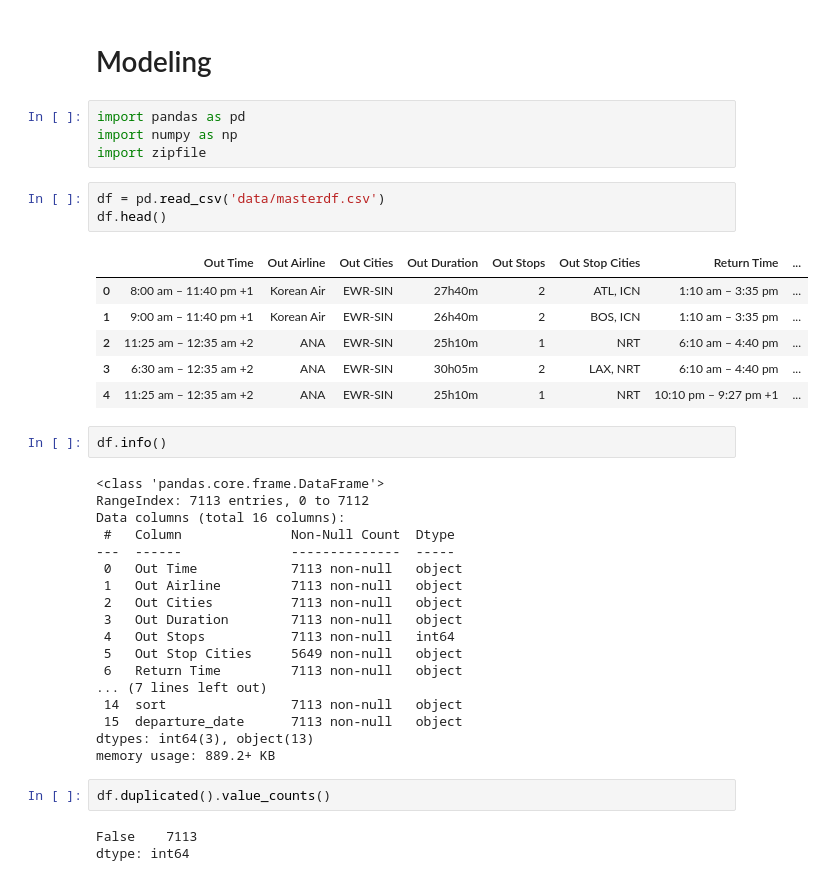
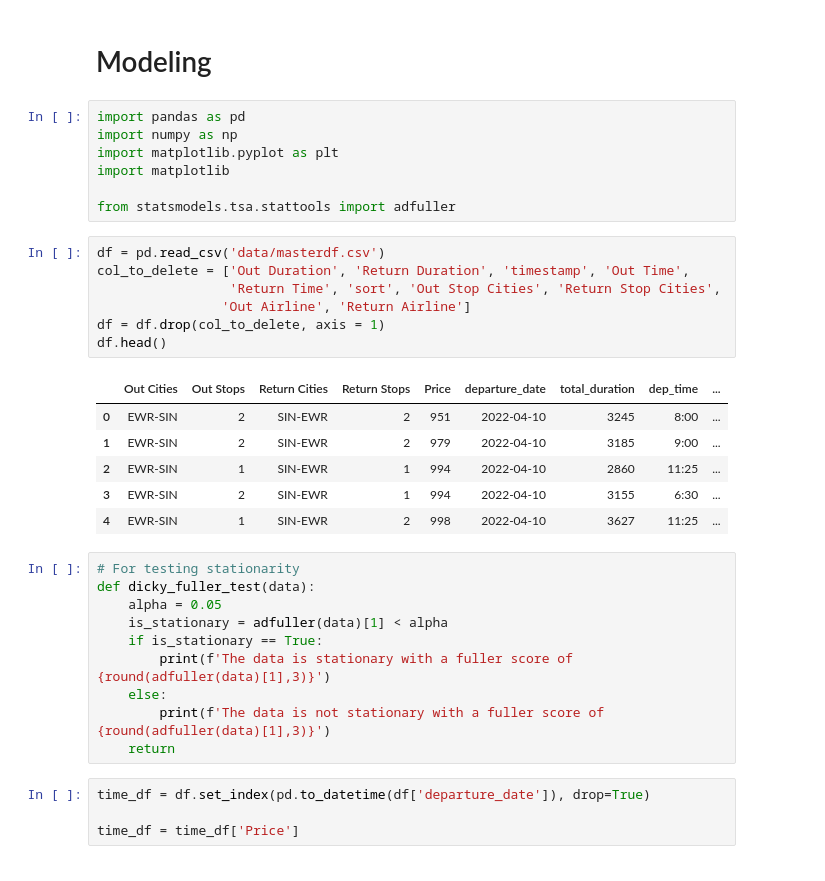
Before and after one commit to cjunhyuk/Kayak_Price_Analysis, a Jupyter notebook: Modeling.ipynb, the cells around one changed output. Saved outputs shown, nothing was run; the diff lists cells and outputs as text.

```diff
--- a/Modeling.ipynb
+++ b/Modeling.ipynb
@@ -4,39 +4,35 @@
 # %%
 import pandas as pd
 import numpy as np
-import zipfile
+import matplotlib.pyplot as plt
+import matplotlib
+
+from statsmodels.tsa.stattools import adfuller
 # %%
 df = pd.read_csv('data/masterdf.csv')
+col_to_delete = ['Out Duration', 'Return Duration', 'timestamp', 'Out Time',
+                 'Return Time', 'sort', 'Out Stop Cities', 'Return Stop Cities',
+                'Out Airline', 'Return Airline']
+df = df.drop(col_to_delete, axis = 1)
 df.head()
 # %% [output]
-|  | Out Time | Out Airline | Out Cities | Out Duration | Out Stops | Out Stop Cities | Return Time | ... |
-| 0 | 8:00 am – 11:40 pm +1 | Korean Air | EWR‐SIN | 27h40m | 2 | ATL, ICN | 1:10 am – 3:35 pm | ... |
-| 1 | 9:00 am – 11:40 pm +1 | Korean Air | EWR‐SIN | 26h40m | 2 | BOS, ICN | 1:10 am – 3:35 pm | ... |
-| 2 | 11:25 am – 12:35 am +2 | ANA | EWR‐SIN | 25h10m | 1 | NRT | 6:10 am – 4:40 pm | ... |
-| 3 | 6:30 am – 12:35 am +2 | ANA | EWR‐SIN | 30h05m | 2 | LAX, NRT | 6:10 am – 4:40 pm | ... |
-| 4 | 11:25 am – 12:35 am +2 | ANA | EWR‐SIN | 25h10m | 1 | NRT | 10:10 pm – 9:27 pm +1 | ... |
+|  | Out Cities | Out Stops | Return Cities | Return Stops | Price | departure_date | total_duration | dep_time | ... |
+| 0 | EWR‐SIN | 2 | SIN‐EWR | 2 | 951 | 2022-04-10 | 3245 | 8:00 | ... |
+| 1 | EWR‐SIN | 2 | SIN‐EWR | 2 | 979 | 2022-04-10 | 3185 | 9:00 | ... |
+| 2 | EWR‐SIN | 1 | SIN‐EWR | 1 | 994 | 2022-04-10 | 2860 | 11:25 | ... |
+| 3 | EWR‐SIN | 2 | SIN‐EWR | 1 | 994 | 2022-04-10 | 3155 | 6:30 | ... |
+| 4 | EWR‐SIN | 1 | SIN‐EWR | 2 | 998 | 2022-04-10 | 3627 | 11:25 | ... |
-# %%
-df.info()
-# %% [output]
-<class 'pandas.core.frame.DataFrame'>
-RangeIndex: 7113 entries, 0 to 7112
-Data columns (total 16 columns):
- #   Column              Non-Null Count  Dtype
----  ------              --------------  -----
- 0   Out Time            7113 non-null   object
- 1   Out Airline         7113 non-null   object
- 2   Out Cities          7113 non-null   object
- 3   Out Duration        7113 non-null   object
- 4   Out Stops           7113 non-null   int64
- 5   Out Stop Cities     5649 non-null   object
- 6   Return Time         7113 non-null   object
-... (7 lines left out)
- 14  sort                7113 non-null   object
- 15  departure_date      7113 non-null   object
-dtypes: int64(3), object(13)
-memory usage: 889.2+ KB
-# %%
-df.duplicated().value_counts()
-# %% [output]
-False    7113
-dtype: int64
+# %%
+# For testing stationarity
+def dicky_fuller_test(data):
+    alpha = 0.05
+    is_stationary = adfuller(data)[1] < alpha
+    if is_stationary == True:
+        print(f'The data is stationary with a fuller score of {round(adfuller(data)[1],3)}')
+    else:
+        print(f'The data is not stationary with a fuller score of {round(adfuller(data)[1],3)}')
+    return
+# %%
+time_df = df.set_index(pd.to_datetime(df['departure_date']), drop=True)
+
+time_df = time_df['Price']
```
Also changed, not shown: parts of 13 cells of this notebook.
